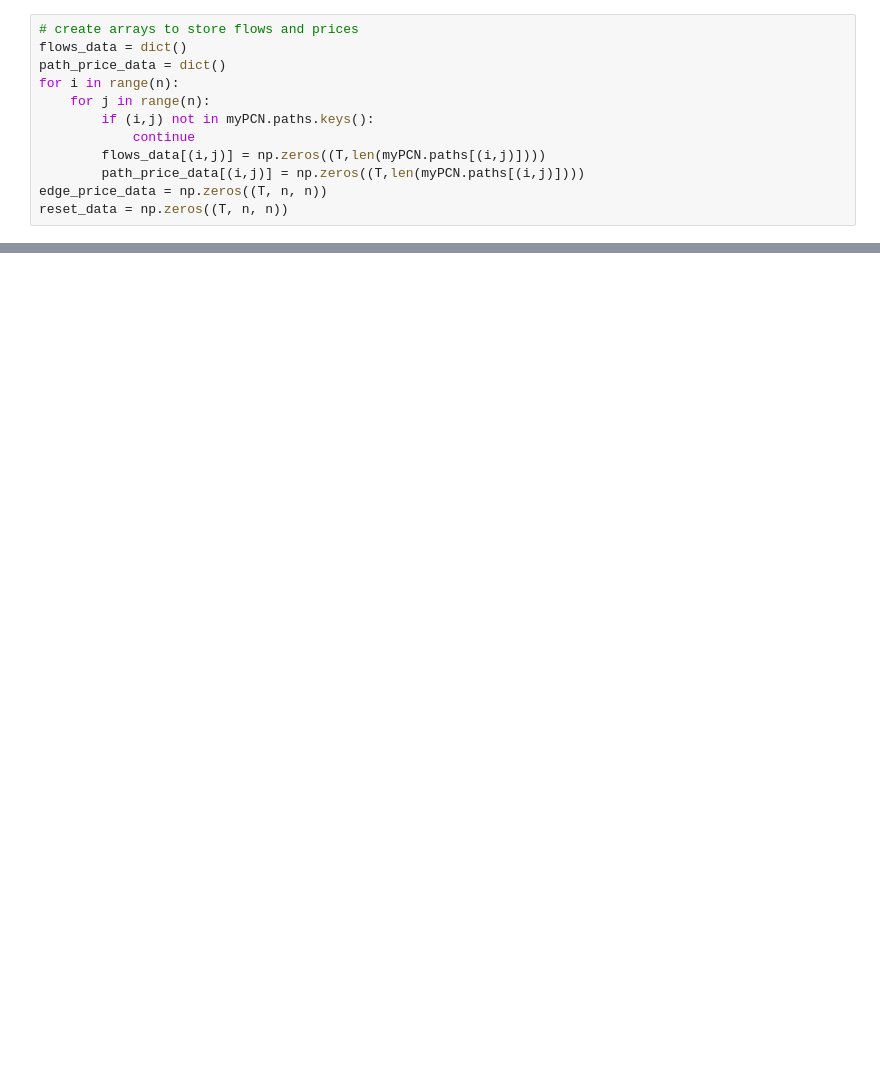
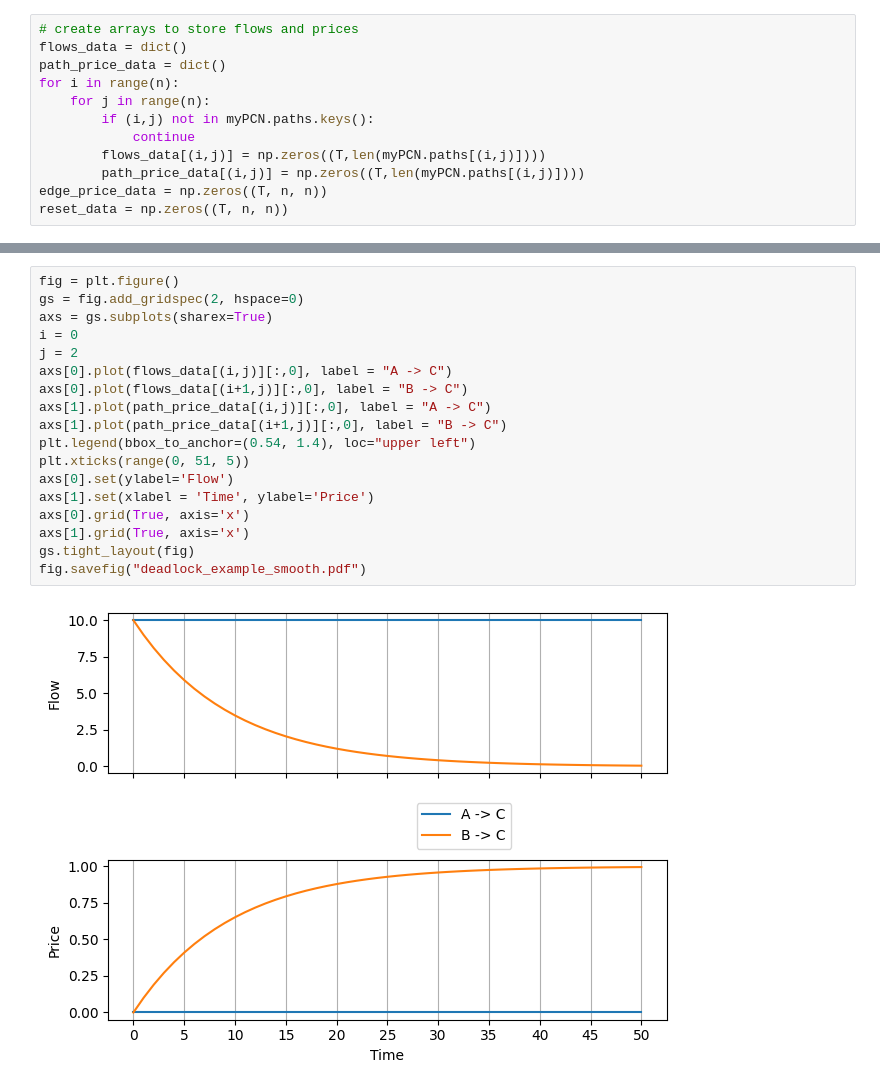
Before and after one commit to surya-sankagiri/payment-channel-networks, a Jupyter notebook: DEBT_control.ipynb, the cells around one changed output, grey strips where cells are left out. Saved outputs shown, nothing was run; the diff lists cells and outputs as text; blank space fills up the shorter version.

```diff
--- a/DEBT_control.ipynb
+++ b/DEBT_control.ipynb
@@ -127,3 +97,23 @@ INFO:root:finished step 99 of protocol
+# %%
+fig = plt.figure()
+gs = fig.add_gridspec(2, hspace=0)
+axs = gs.subplots(sharex=True)
+i = 0
+j = 2
+axs[0].plot(flows_data[(i,j)][:,0], label = "A -> C")
+axs[0].plot(flows_data[(i+1,j)][:,0], label = "B -> C")
+axs[1].plot(path_price_data[(i,j)][:,0], label = "A -> C")
+axs[1].plot(path_price_data[(i+1,j)][:,0], label = "B -> C")
+plt.legend(bbox_to_anchor=(0.54, 1.4), loc="upper left")
+plt.xticks(range(0, 51, 5))
+axs[0].set(ylabel='Flow')
+axs[1].set(xlabel = 'Time', ylabel='Price')
+axs[0].grid(True, axis='x')
+axs[1].grid(True, axis='x')
+gs.tight_layout(fig)
+fig.savefig("deadlock_example_smooth.pdf")
+# %% [output]
+[figure, added]
 # %%
 alphabets = ['A', 'B', 'C', 'D', 'E', 'F']
 plt.close("all")
```
Also changed, not shown: parts of 6 cells of this notebook, 4 other files.
